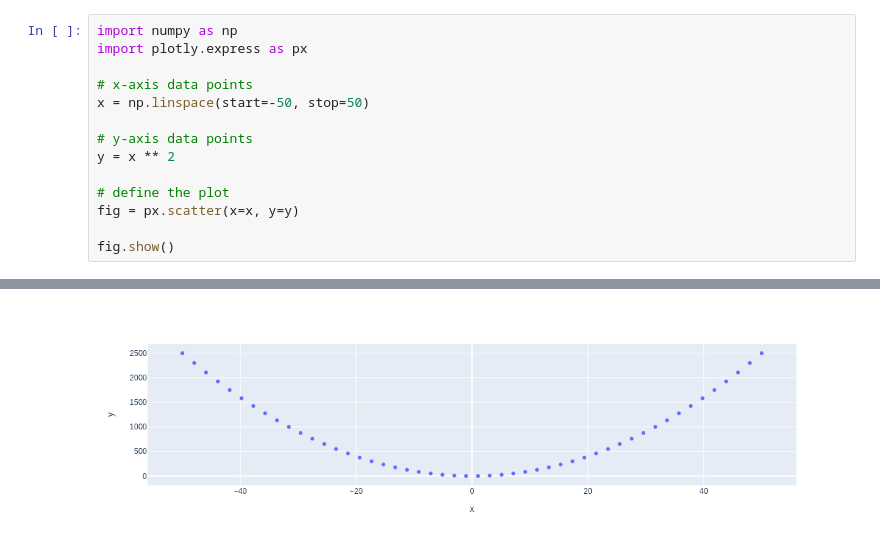
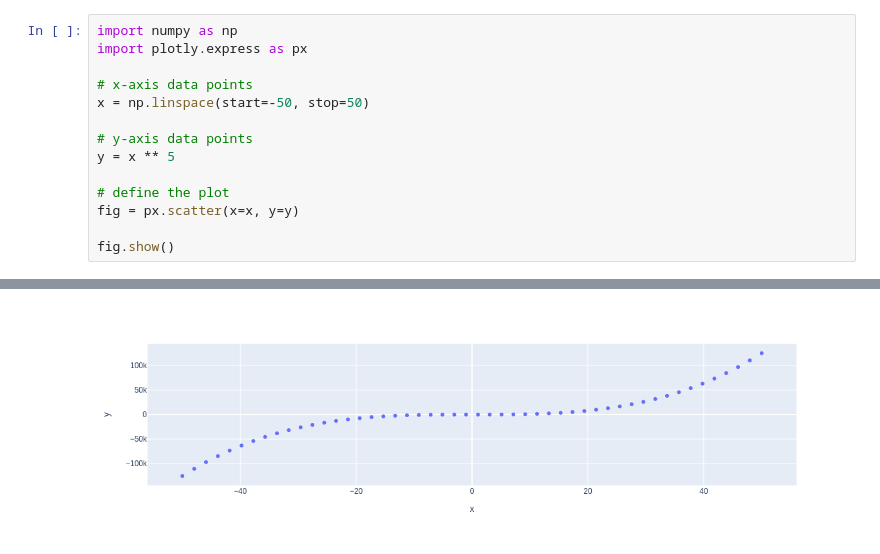
Before and after one commit to mmontel-rh/my-notebooks-repo, a Jupyter notebook: experiment1.ipynb, the cells around one changed output, grey strips where cells are left out. Drawn from its saved outputs; the diff is of its cells as text.

```diff
--- a/experiment1.ipynb
+++ b/experiment1.ipynb
@@ -6,7 +6,7 @@ import plotly.express as px
 x = np.linspace(start=-50, stop=50)
 
 # y-axis data points
-y = x ** 2
+y = x ** 5
 
 # define the plot
 fig = px.scatter(x=x, y=y)
@@ -17 +16 @@ fig.show()
-[figure, old version]
+[figure, new version]
```
Also changed, not shown: parts of 1 cell of this notebook.
